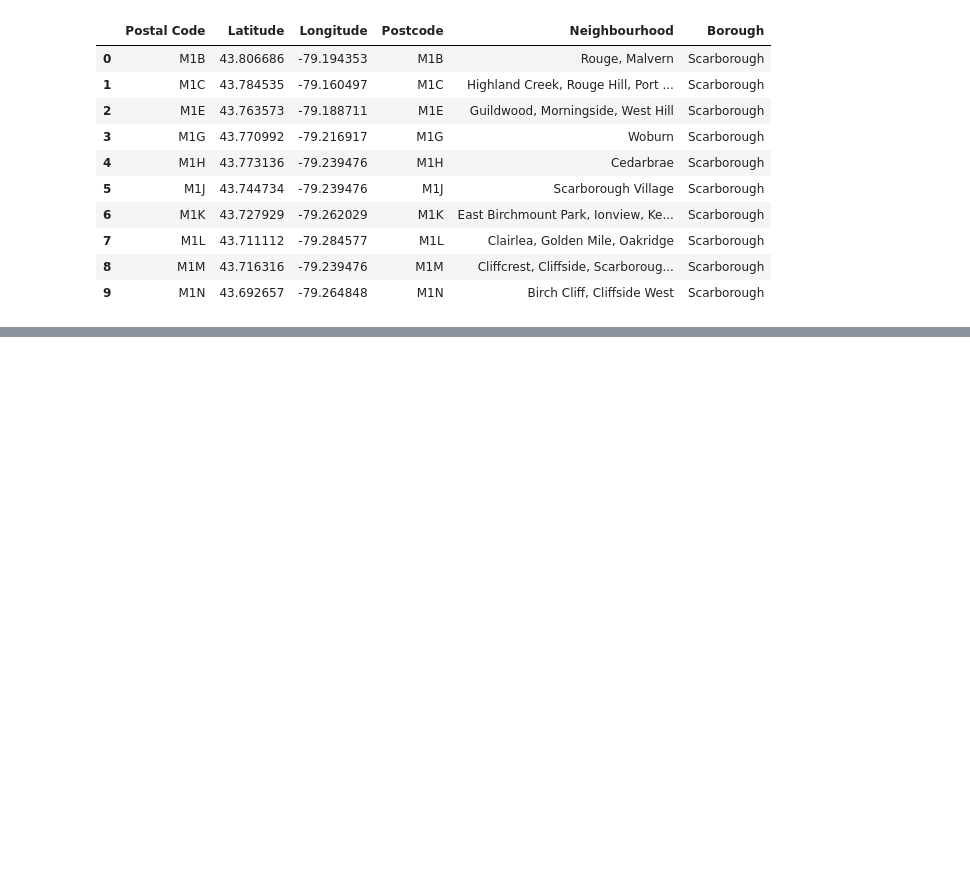
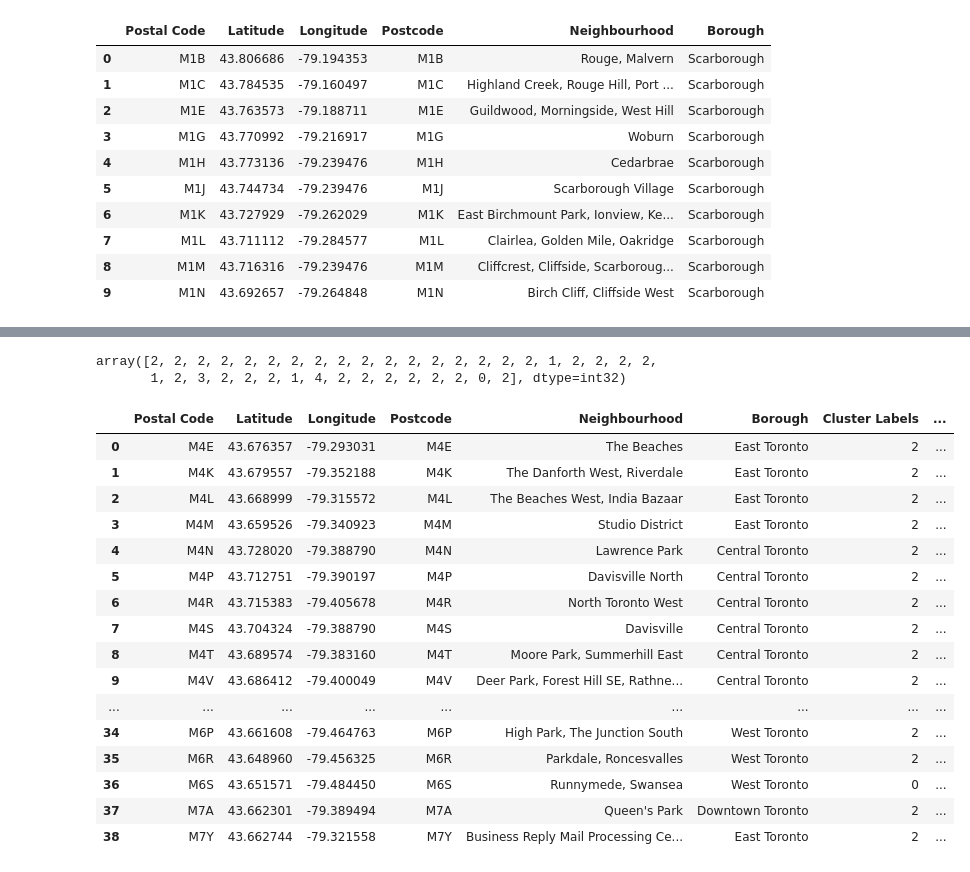
Before and after one commit to nimratkaurriar/toronto-neighbourhood, a Jupyter notebook: neighbourhood toronto.ipynb, the cells around one changed output, grey strips where cells are left out. Saved outputs shown, nothing was run; the diff lists cells and outputs as text; code cells hidden in the pictures; blank space fills up the shorter version.

Commit message:
Published from Watson Studio.

```diff
--- a/neighbourhood toronto.ipynb
+++ b/neighbourhood toronto.ipynb
@@ -89,0 +339,2 @@ dfinal.head(10)
+# %%
+one_hot = pd.get_dummies(Toronto_venues[['Venue Category']], prefix="", prefix_sep="")
@@ -89,0 +360,3 @@ dfinal.head(10)
+# %%
+torronto_grouped = one_hot.groupby('Neighbourhood').mean().reset_index()
+torronto_grouped.head()
@@ -89,0 +376,20 @@ dfinal.head(10)
+# %%
+num_top_venues = 10
+
+indicators = ['st', 'nd', 'rd']
+
+
+columns = ['Neighbourhood']
+for ind in np.arange(num_top_venues):
+    try:
+        columns.append('{}{} Most Common Venue'.format(ind+1, indicators[ind]))
+    except:
+        columns.append('{}th Most Common Venue'.format(ind+1))
+
+neighborhoods_venues_sorted = pd.DataFrame(columns=columns)
+neighborhoods_venues_sorted['Neighbourhood'] = torronto_grouped['Neighbourhood']
+
+for ind in np.arange(torronto_grouped.shape[0]):
+    neighborhoods_venues_sorted.iloc[ind, 1:] = return_most_common_venues(torronto_grouped.iloc[ind, :], num_top_venues)
+
+neighborhoods_venues_sorted.head()
@@ -89,0 +403,41 @@ dfinal.head(10)
+# %%
+k = 5
+
+torronto_grouped_clustering = torronto_grouped.drop('Neighbourhood', 1)
+
+
+kmeans = KMeans(n_clusters=k, random_state=0).fit(torronto_grouped_clustering)
+
+
+kmeans.labels_[0:38]
+# %% [output]
+array([2, 2, 2, 2, 2, 2, 2, 2, 2, 2, 2, 2, 2, 2, 2, 2, 2, 1, 2, 2, 2, 2,
+       1, 2, 3, 2, 2, 2, 1, 4, 2, 2, 2, 2, 2, 2, 0, 2], dtype=int32)
+# %%
+torronto_merged = toronto_data
+
+
+torronto_merged['Cluster Labels'] = kmeans.labels_
+
+
+torronto_merged = torronto_merged.join(neighborhoods_venues_sorted.set_index('Neighbourhood'), on='Neighbourhood')
+
+torronto_merged
+# %% [output]
+|  | Postal Code | Latitude | Longitude | Postcode | Neighbourhood | Borough | Cluster Labels | ... |
+| 0 | M4E | 43.676357 | -79.293031 | M4E | The Beaches | East Toronto | 2 | ... |
+| 1 | M4K | 43.679557 | -79.352188 | M4K | The Danforth West, Riverdale | East Toronto | 2 | ... |
+| 2 | M4L | 43.668999 | -79.315572 | M4L | The Beaches West, India Bazaar | East Toronto | 2 | ... |
+| 3 | M4M | 43.659526 | -79.340923 | M4M | Studio District | East Toronto | 2 | ... |
+| 4 | M4N | 43.728020 | -79.388790 | M4N | Lawrence Park | Central Toronto | 2 | ... |
+| 5 | M4P | 43.712751 | -79.390197 | M4P | Davisville North | Central Toronto | 2 | ... |
+| 6 | M4R | 43.715383 | -79.405678 | M4R | North Toronto West | Central Toronto | 2 | ... |
+| 7 | M4S | 43.704324 | -79.388790 | M4S | Davisville | Central Toronto | 2 | ... |
+| 8 | M4T | 43.689574 | -79.383160 | M4T | Moore Park, Summerhill East | Central Toronto | 2 | ... |
+| 9 | M4V | 43.686412 | -79.400049 | M4V | Deer Park, Forest Hill SE, Rathne... | Central Toronto | 2 | ... |
+| ... | ... | ... | ... | ... | ... | ... | ... | ... |
+| 34 | M6P | 43.661608 | -79.464763 | M6P | High Park, The Junction South | West Toronto | 2 | ... |
+| 35 | M6R | 43.648960 | -79.456325 | M6R | Parkdale, Roncesvalles | West Toronto | 2 | ... |
+| 36 | M6S | 43.651571 | -79.484450 | M6S | Runnymede, Swansea | West Toronto | 0 | ... |
+| 37 | M7A | 43.662301 | -79.389494 | M7A | Queen's Park | Downtown Toronto | 2 | ... |
+| 38 | M7Y | 43.662744 | -79.321558 | M7Y | Business Reply Mail Processing Ce... | East Toronto | 2 | ... |
```
Also changed, not shown: parts of 29 cells of this notebook.
